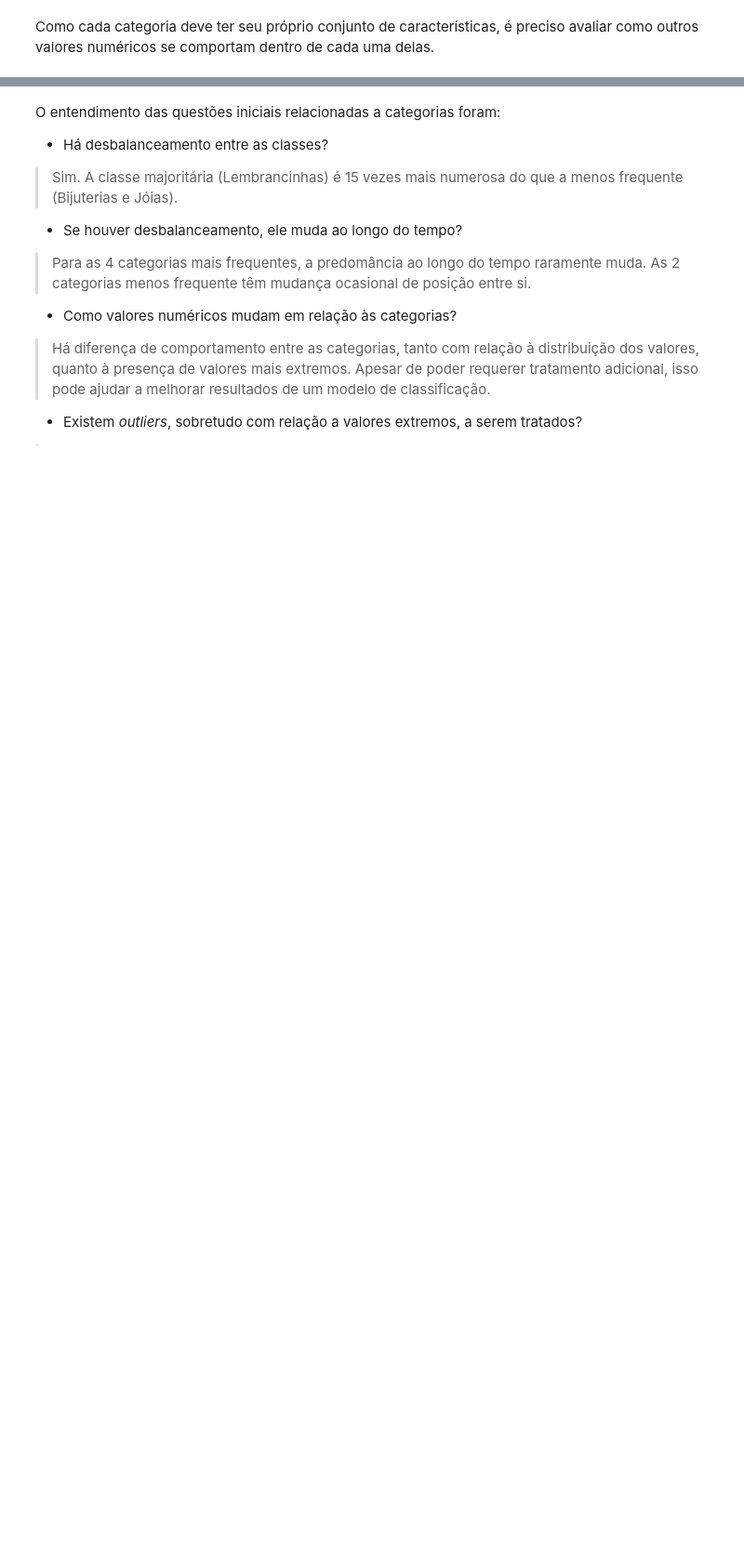
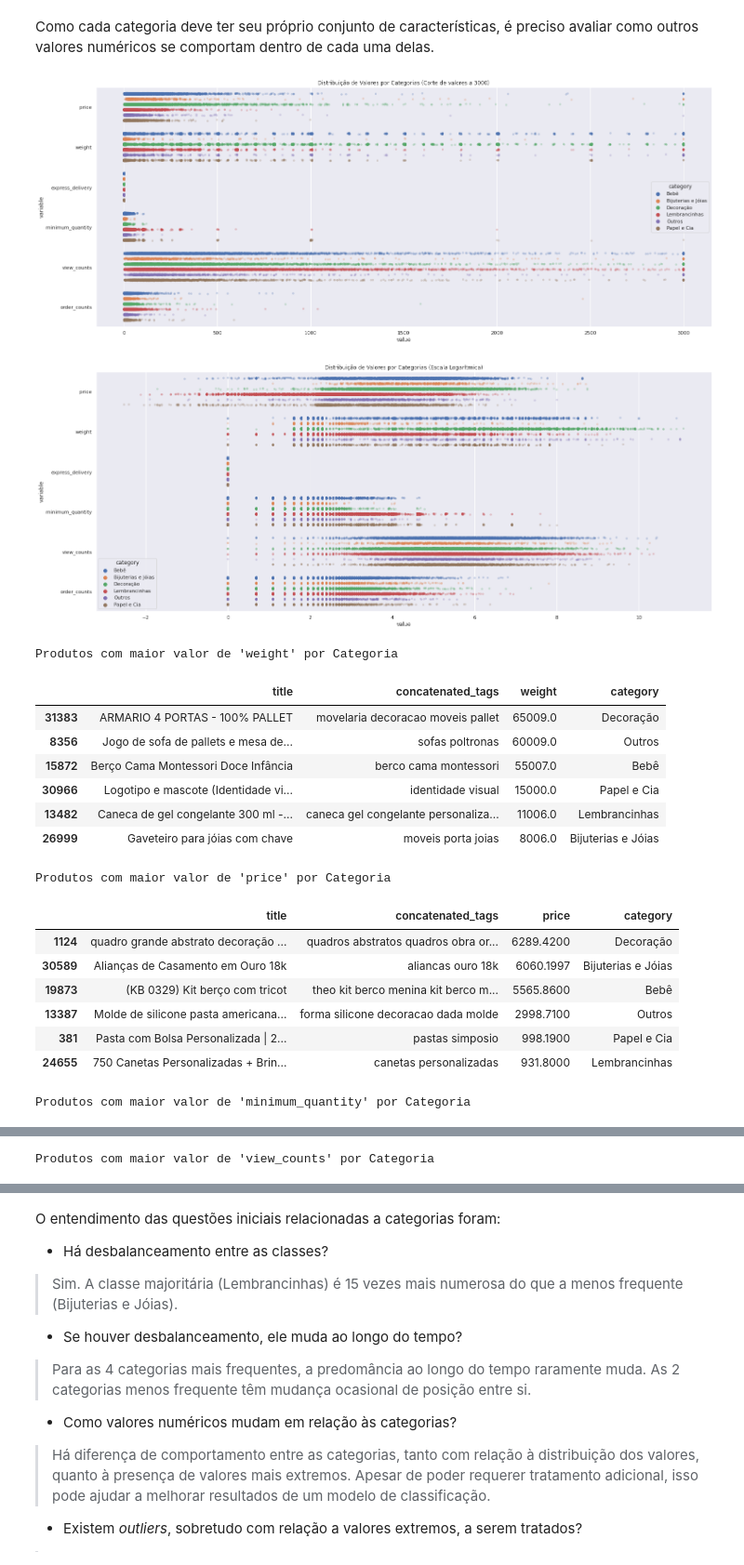
Before and after one commit to brunovilar/desafio-data-science-elo7, a Jupyter notebook: notebooks/02.0_Analise_Exploratoria.ipynb, the cells around one changed output, grey strips where cells are left out. Shown at 93% size. Saved outputs shown, nothing was run; the diff lists cells and outputs as text; code cells hidden in the pictures; blank space fills up the shorter version.

Commit message:
Extend EDA with seller profile and better plot of numeric features

```diff
--- a/notebooks/02.0_Analise_Exploratoria.ipynb
+++ b/notebooks/02.0_Analise_Exploratoria.ipynb
@@ -1083,24 +1102,66 @@ del agg_frame
 # %% [markdown]
 Como cada categoria deve ter seu próprio conjunto de características, é preciso avaliar como outros valores numéricos se comportam dentro de cada uma delas.
 # %%
-numeric_columns = ['price', 'weight', 'express_delivery', 'minimum_quantity']
+def plot_numeric_columns_distribution(base_frame: pd.DataFrame, numeric_columns: List[str],
+                                      value_transformation_fn: Callable, title: str) -> None:
+    # Contabilizar produtos apenas uma vez e limitar colunas
+    agg_frame = (base_frame
+                 .drop_duplicates('product_id')
+                 [['category'] + numeric_columns]
+                )
 
-# Contabilizar produtos apenas uma vez e limitar colunas
-agg_frame = (frame
-             .drop_duplicates('product_id')
-             [['category'] + numeric_columns]
-            )
+    # Transformar frame para o formato longo (tidy)
+    # Aplicar a função de transformação dos valores
+    melted_frame = (pd
+                    .melt(agg_frame,
+                          id_vars=['category'],
+                          value_vars=numeric_columns)
+                    .assign(value=lambda f: f['value'].apply(value_transformation_fn))
+                   )
 
-# Transformar frame para o formato longo (tidy)
-# Limitar o espaço de valores a menos de 5000 para melhorar a visualização
-melted_frame = (pd
-                .melt(agg_frame,
-                      id_vars=['category'],
-                      value_vars=numeric_columns)
-                .query("value < 5000")
-               )
+    g = sns.stripplot(x="value", y="variable", hue="category",
+                  data=melted_frame, dodge=True, alpha=.25, zorder=1)
+    g.set_title(title)
+    plt.show()
 
-sns.stripplot(x="value", y="variable", hue="category", data=melted_frame, dodge=True, alpha=.25, zorder=1)
-plt.show()
 
-del numeric_columns, agg_frame, melted_frame
+numeric_columns = ['price', 'weight', 'express_delivery', 'minimum_quantity', 'view_counts', 'order_counts']
+
+plot_numeric_columns_distribution(frame, numeric_columns,
+                                  value_transformation_fn=lambda x: min(x, 3000),
+                                  title='Distribuição de Valores por Categorias (Corte de valores a 3000)')
+plot_numeric_columns_distribution(frame, numeric_columns,
+                                  value_transformation_fn=lambda x: np.log(x),
+                                  title='Distribuição de Valores por Categorias (Escala Logarítmica)')
+
+
+# Exibição de casos com maiores valores de atributos por Categorias
+for column in ['weight', 'price', 'minimum_quantity', 'view_counts', 'order_counts']:
+    top_items_frame = (frame
+                       [['title', 'concatenated_tags', column, 'category']]
+                       .sort_values(by=column, ascending=False)
+                       .drop_duplicates('category')
+                      )
+    display_side_by_side([top_items_frame], [f'Produtos com maior valor de \'{column}\' por Categoria'])
+
+del numeric_columns, top_items_frame
+# %% [output]
+[figure, added]
+[figure, added]
+Produtos com maior valor de 'weight' por Categoria
+|  | title | concatenated_tags | weight | category |
+| 31383 | ARMARIO 4 PORTAS - 100% PALLET | movelaria decoracao moveis pallet | 65009.0 | Decoração |
+| 8356 | Jogo de sofa de pallets e mesa de... | sofas poltronas | 60009.0 | Outros |
+| 15872 | Berço Cama Montessori Doce Infância | berco cama montessori | 55007.0 | Bebê |
+| 30966 | Logotipo e mascote (Identidade vi... | identidade visual | 15000.0 | Papel e Cia |
+| 13482 | Caneca de gel congelante 300 ml -... | caneca gel congelante personaliza... | 11006.0 | Lembrancinhas |
+| 26999 | Gaveteiro para jóias com chave | moveis porta joias | 8006.0 | Bijuterias e Jóias |
+Produtos com maior valor de 'price' por Categoria
+|  | title | concatenated_tags | price | category |
+| 1124 | quadro grande abstrato decoração ... | quadros abstratos quadros obra or... | 6289.4200 | Decoração |
+| 30589 | Alianças de Casamento em Ouro 18k | aliancas ouro 18k | 6060.1997 | Bijuterias e Jóias |
+| 19873 | (KB 0329) Kit berço com tricot | theo kit berco menina kit berco m... | 5565.8600 | Bebê |
+| 13387 | Molde de silicone pasta americana... | forma silicone decoracao dada molde | 2998.7100 | Outros |
+| 381 | Pasta com Bolsa Personalizada | 2... | pastas simposio | 998.1900 | Papel e Cia |
+| 24655 | 750 Canetas Personalizadas + Brin... | canetas personalizadas | 931.8000 | Lembrancinhas |
+Produtos com maior valor de 'minimum_quantity' por Categoria
@@ -1106,0 +1175 @@ del numeric_columns, agg_frame, melted_frame
+Produtos com maior valor de 'view_counts' por Categoria
```
Also changed, not shown: parts of 11 cells of this notebook.
